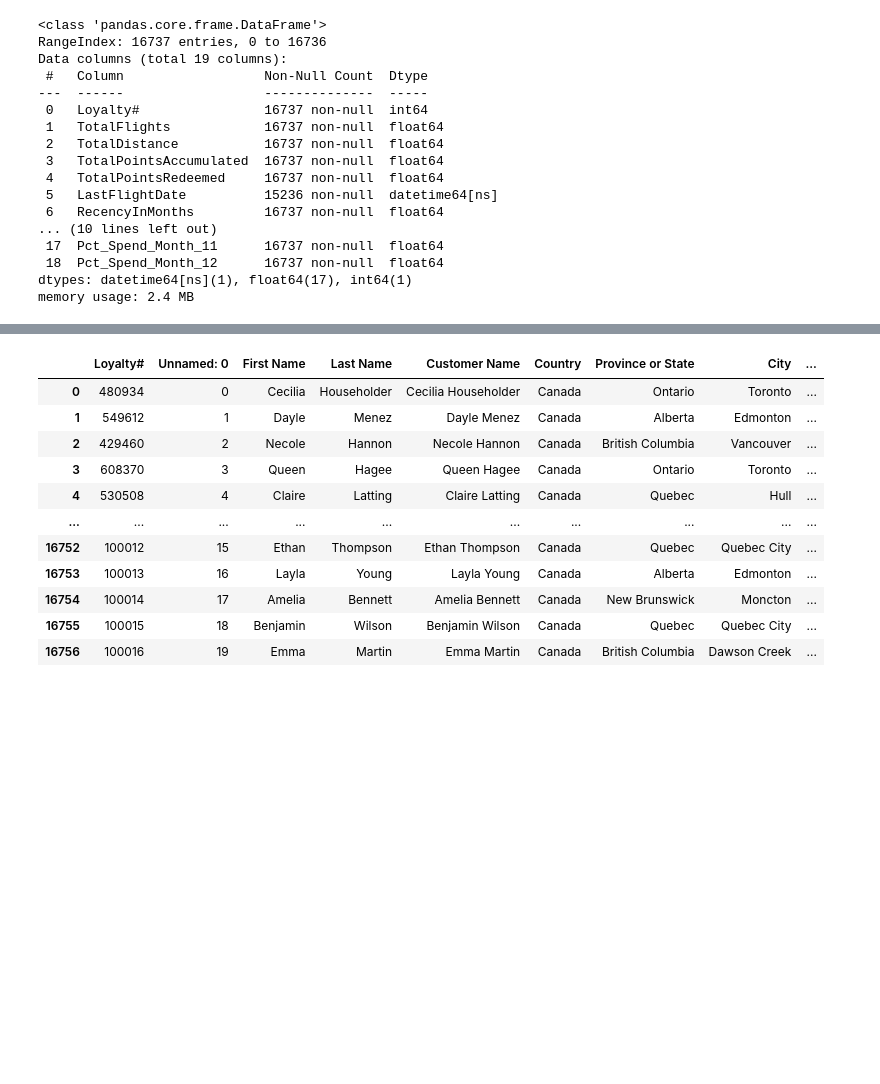
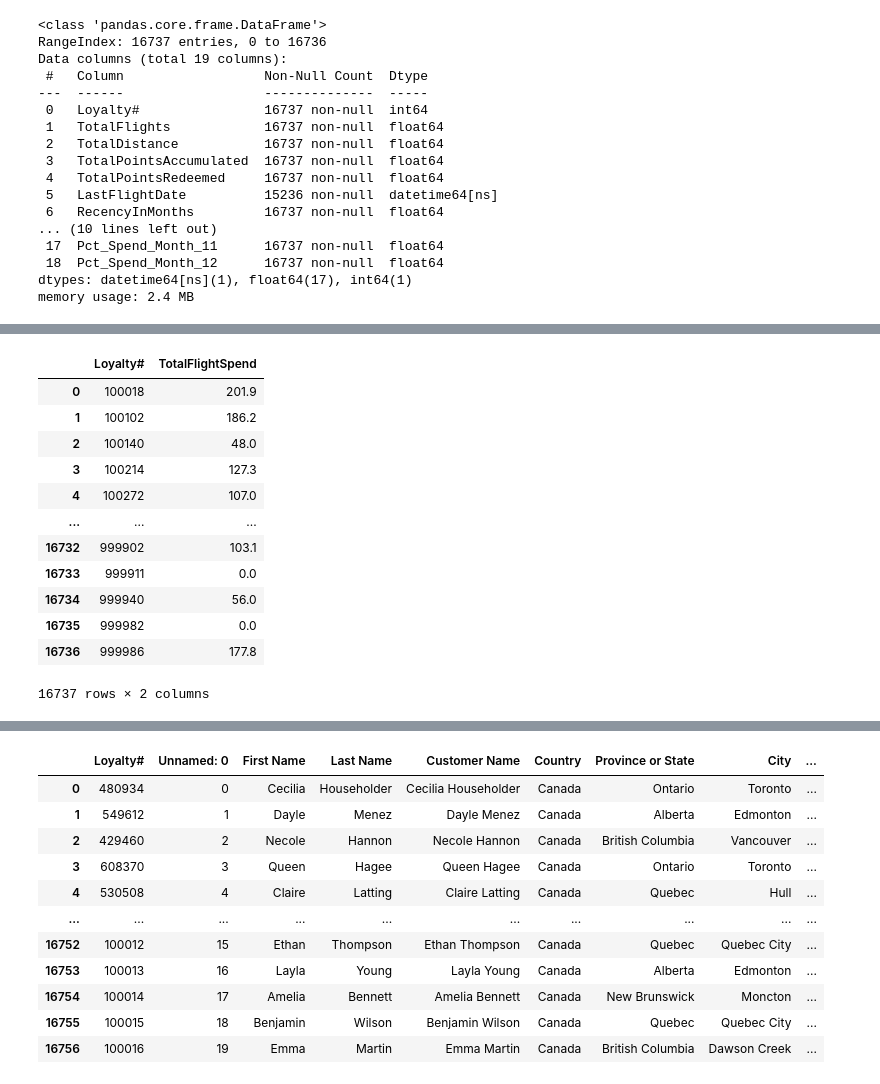
Before and after one commit to andrerangelferreira/DataMiningProject_AIAI_Group51, a Jupyter notebook: notebooks/Group51_EDA_Code_flights.ipynb, the cells around one changed output, grey strips where cells are left out. Saved outputs shown, nothing was run; the diff lists cells and outputs as text; code cells hidden in the pictures; blank space fills up the shorter version.

```diff
--- a/notebooks/Group51_EDA_Code_flights.ipynb
+++ b/notebooks/Group51_EDA_Code_flights.ipynb
@@ -1942,0 +1984,16 @@ memory usage: 2.4 MB
+# %%
+spend_df
+# %% [output]
+|  | Loyalty# | TotalFlightSpend |
+| 0 | 100018 | 201.9 |
+| 1 | 100102 | 186.2 |
+| 2 | 100140 | 48.0 |
+| 3 | 100214 | 127.3 |
+| 4 | 100272 | 107.0 |
+| ... | ... | ... |
+| 16732 | 999902 | 103.1 |
+| 16733 | 999911 | 0.0 |
+| 16734 | 999940 | 56.0 |
+| 16735 | 999982 | 0.0 |
+| 16736 | 999986 | 177.8 |
+16737 rows × 2 columns
```
Also changed, not shown: parts of 10 cells of this notebook.
